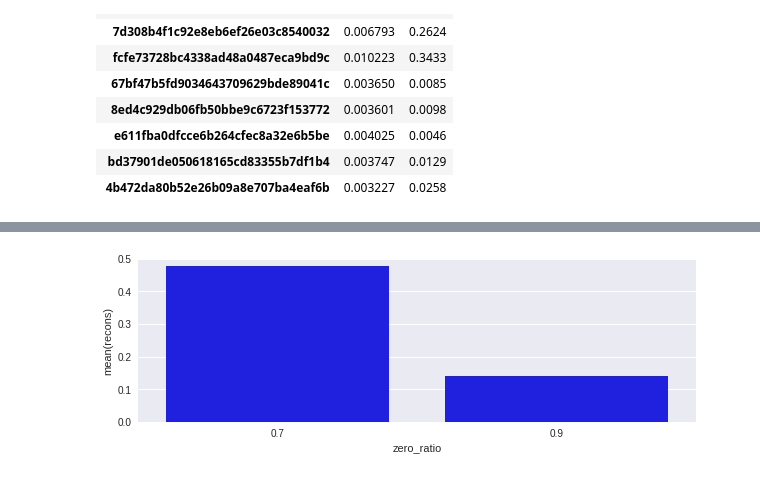
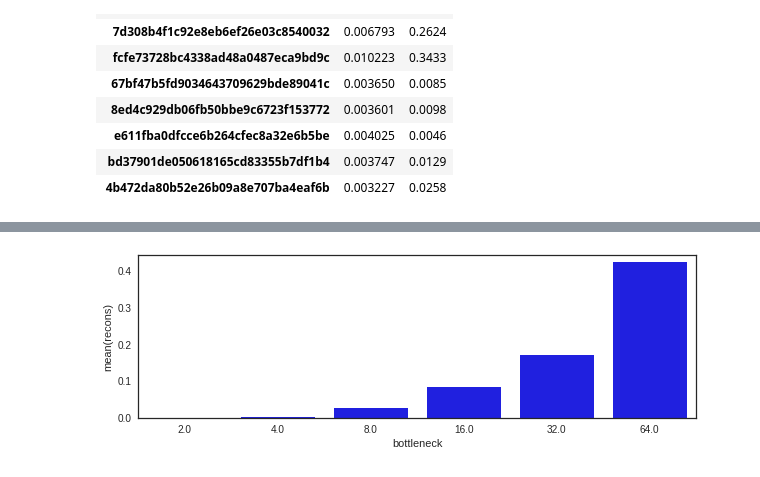
Before and after one commit to mehdidc/out_of_class, a Jupyter notebook: ae/ipynb/analysis.ipynb, the cells around one changed output, grey strips where cells are left out. Saved outputs shown, nothing was run; the diff lists cells and outputs as text; code cells hidden in the pictures.

```diff
--- a/ae/ipynb/analysis.ipynb
+++ b/ae/ipynb/analysis.ipynb
@@ -13,7 +13,7 @@ from fluentopt.utils import flatten_dict
 import seaborn as sns
 from scipy.stats import binned_statistic
 pd.options.display.max_columns = 100
-
+sns.set_style('white')
 def show(df):
     for j in df.index:
         print(j)
@@ -218,18 +218,18 @@ d
 # %%
 d = df_full
 d = d[d['nb_layers']==3]
 #d = df_full.fillna(-1)
-d = d[d['sampler']  == 'mnist_deep_kchannel']
+d = d[d['sampler']  == 'mnist_capacity']
 ycols = ['recons']
 #xcols = ['bottleneck', 'nb_layers', 'nb_params', 'noise', 'stride', 'zero_ratio']
-xcols = ['zero_ratio']
+xcols = ['bottleneck']
 for xcol in xcols:
     for ycol in ycols:
         fig = plt.figure(figsize=(10, 3))
         sns.barplot(x=xcol, y=ycol, data=d, color='blue')
         plt.show()
 # %% [output]
-[figure, old version]
+[figure, new version]
 # %%
 d = df_full
 d = d[d['nb_layers'] == 3]
```
Also changed, not shown: parts of 2 cells of this notebook, 1 other file.
